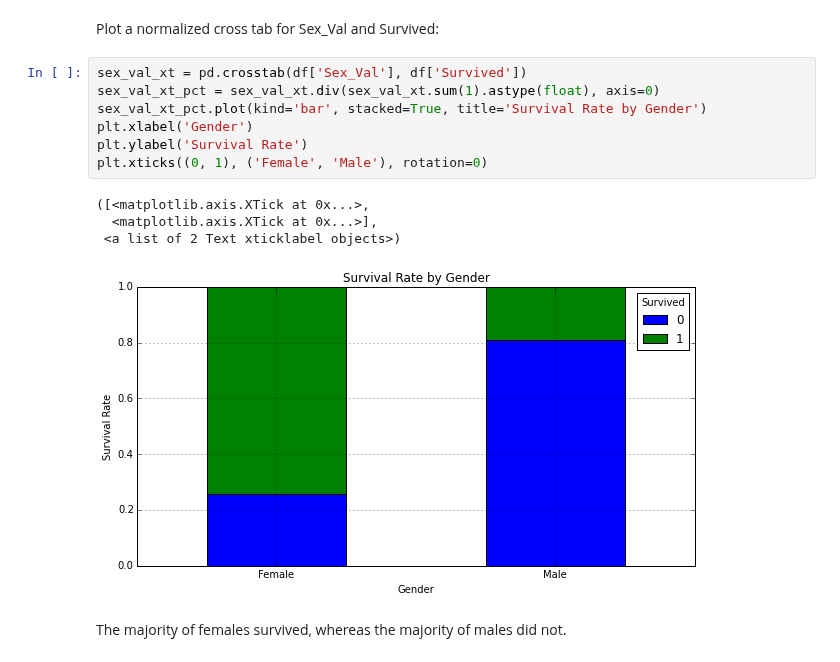
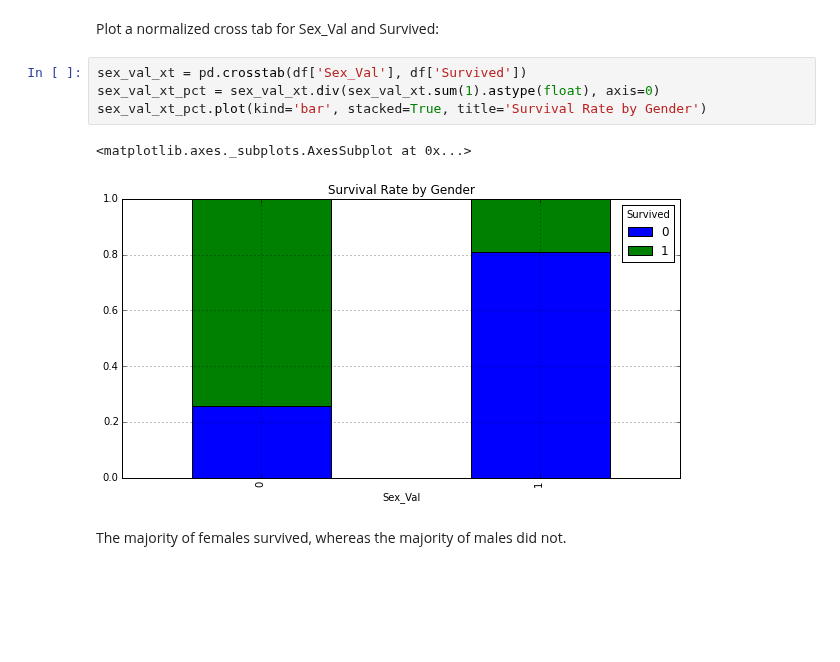
Before and after one commit to donnemartin/data-science-ipython-notebooks, a Jupyter notebook: kaggle/titanic.ipynb, the cells around one changed output. Saved outputs shown, nothing was run; the diff lists cells and outputs as text; blank space fills up the shorter version.

```diff
--- a/kaggle/titanic.ipynb
+++ b/kaggle/titanic.ipynb
@@ -270,15 +276,10 @@ Plot a normalized cross tab for Sex_Val and Survived:
 # %%
 sex_val_xt = pd.crosstab(df['Sex_Val'], df['Survived'])
 sex_val_xt_pct = sex_val_xt.div(sex_val_xt.sum(1).astype(float), axis=0)
 sex_val_xt_pct.plot(kind='bar', stacked=True, title='Survival Rate by Gender')
-plt.xlabel('Gender')
-plt.ylabel('Survival Rate')
-plt.xticks((0, 1), ('Female', 'Male'), rotation=0)
 # %% [output]
-([<matplotlib.axis.XTick at 0x...>,
-  <matplotlib.axis.XTick at 0x...>],
- <a list of 2 Text xticklabel objects>)
+<matplotlib.axes._subplots.AxesSubplot at 0x...>
-[figure, old version]
+[figure, new version]
 # %% [markdown]
 The majority of females survived, whereas the majority of males did not.
 # %% [markdown]
```
Also changed, not shown: parts of 17 cells of this notebook.
